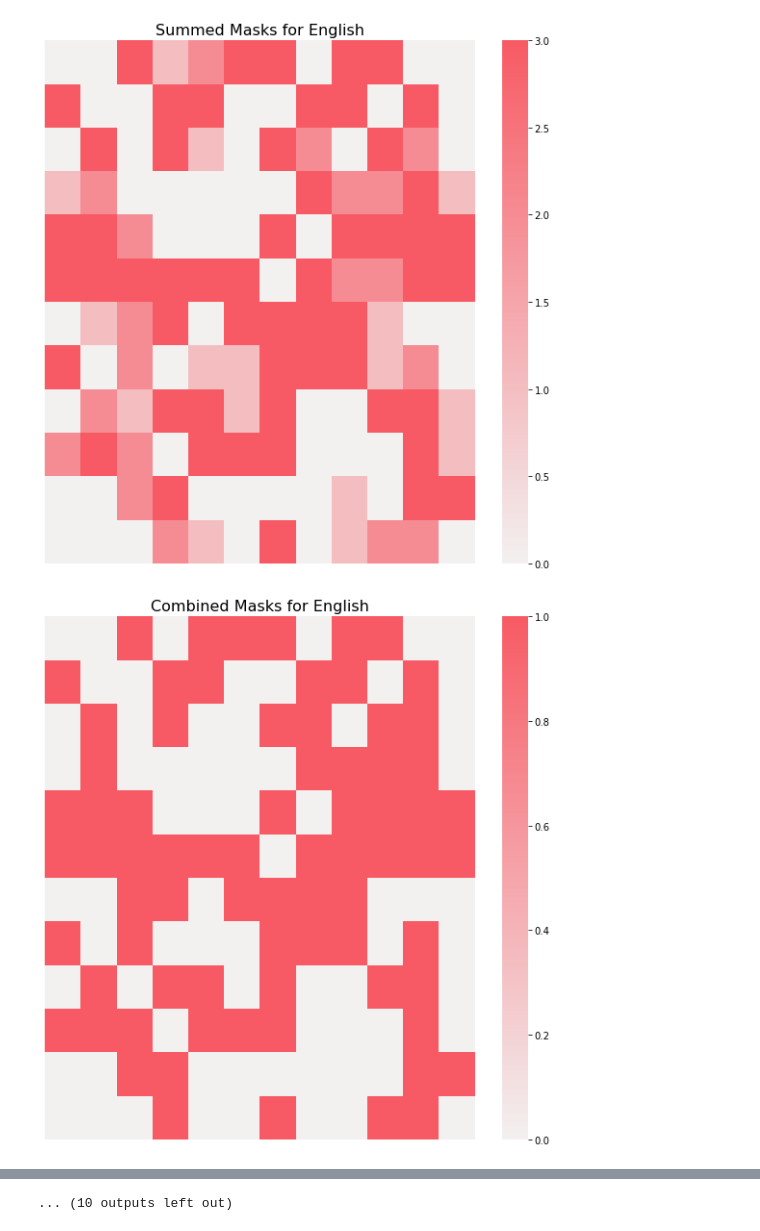
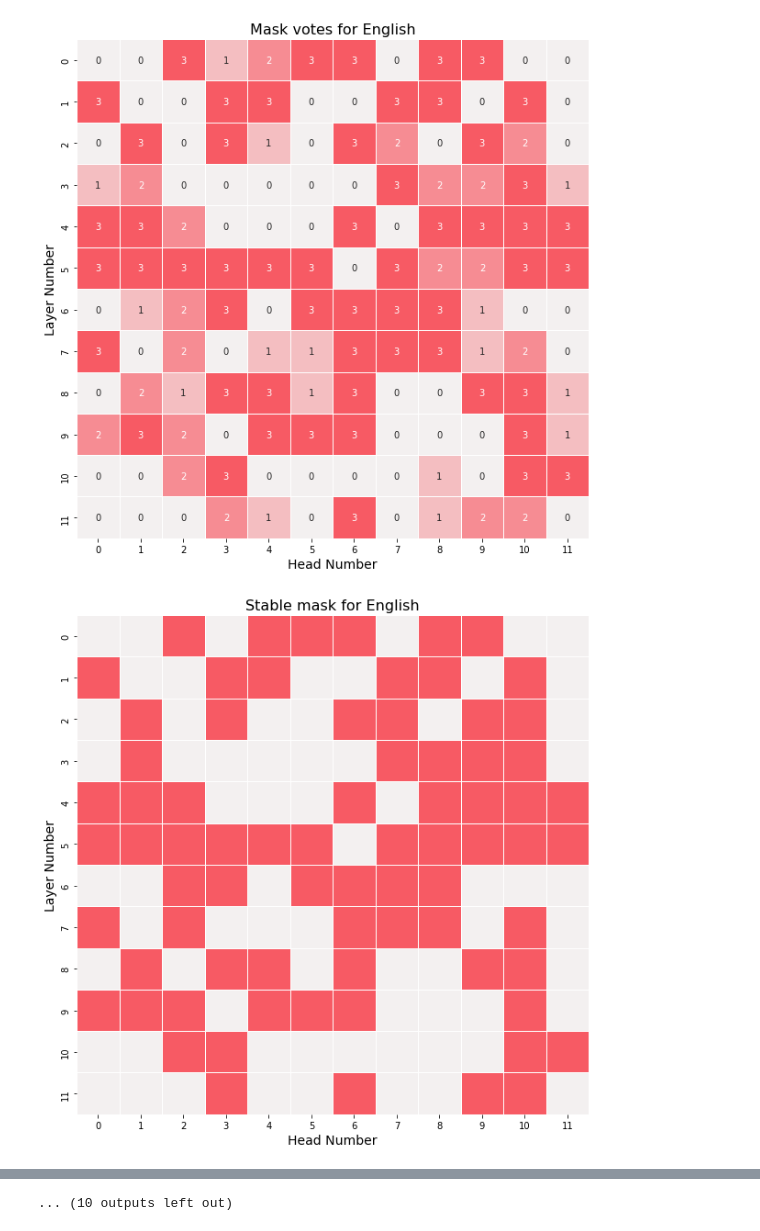
Before and after one commit to tijmenvanetten/Cross-Lingual-Subnetwork-Analysis, a Jupyter notebook: notebooks/head_mask_analysis.ipynb, the cells around one changed output, grey strips where cells are left out. Drawn from its saved outputs; the diff is of its cells as text; code cells hidden in the pictures.

Commit message:
prettier plots

```diff
--- a/notebooks/head_mask_analysis.ipynb
+++ b/notebooks/head_mask_analysis.ipynb
@@ -34,39 +34,45 @@ def plot_masks(language, figure_size=(10, 10)):
 
     # Set up a figure with a larger size and higher resolution
     fig, ax = plt.subplots(figsize=figure_size)
     cmap = sns.light_palette((10, 90, 60), input="husl", as_cmap=True)
 
     # Plot the summed mask with darker colors indicating a higher number of votes
-    sns.heatmap(sum_mask, cmap=cmap, ax=ax, cbar=True)
-    ax.set_title(f'Summed Masks for {language_names[language]}', fontsize=16)
-    plt.axis('off')  # hide the axis
-
+    sns.heatmap(sum_mask, cmap=cmap, ax=ax, cbar=True, annot=True, linewidths=0.5)
+    ax.set_title(f'Mask votes for {language_names[language]}', fontsize=16)
+    ax.set_xlabel("Head Number", fontsize=14)
+    ax.set_ylabel("Layer Number", fontsize=14)
+    ax.collections[0].colorbar.remove()
     # Save the figure in a high-quality format
     plt.savefig(f'mask_figures/sum_mask_{language}.pdf', bbox_inches='tight', dpi=300)
 
     # Show the figure
     plt.show()
 
     # Through a voting mechanism, at least two votes determine the state of a head.
     combined_mask = sum_mask >= 2
 
     # Set up a new figure
     fig, ax = plt.subplots(figsize=figure_size)
 
     # Plot the combined mask
-    sns.heatmap(combined_mask, cmap=cmap, ax=ax, cbar=True)
-    ax.set_title(f'Combined Masks for {language_names[language]}', fontsize=16)
-    plt.axis('off')  # hide the axis
+    sns.heatmap(combined_mask, cmap=cmap, ax=ax, cbar=True, linewidths=0.5)
+    ax.set_title(f'Stable mask for {language_names[language]}', fontsize=16)
+    ax.set_xlabel("Head Number", fontsize=14)
+    ax.set_ylabel("Layer Number", fontsize=14)
+    # plt.axis('off')  # hide the axis
+
+    ax.collections[0].colorbar.remove()
+
 
     # Save the figure in a high-quality format
     plt.savefig(f'mask_figures/combined_mask_{language}.pdf', bbox_inches='tight', dpi=300)
 
     # Show the figure
     plt.show()
 
 # Use the function for language in ar, en, fy, he, hi, nl
 for language in languages:
     plot_masks(language)
 # %% [output]
-[figure, old version]
+[figure, new version]
-[figure, old version]
+[figure, new version]
```
Also changed, not shown: parts of 3 cells of this notebook, 44 other files.
